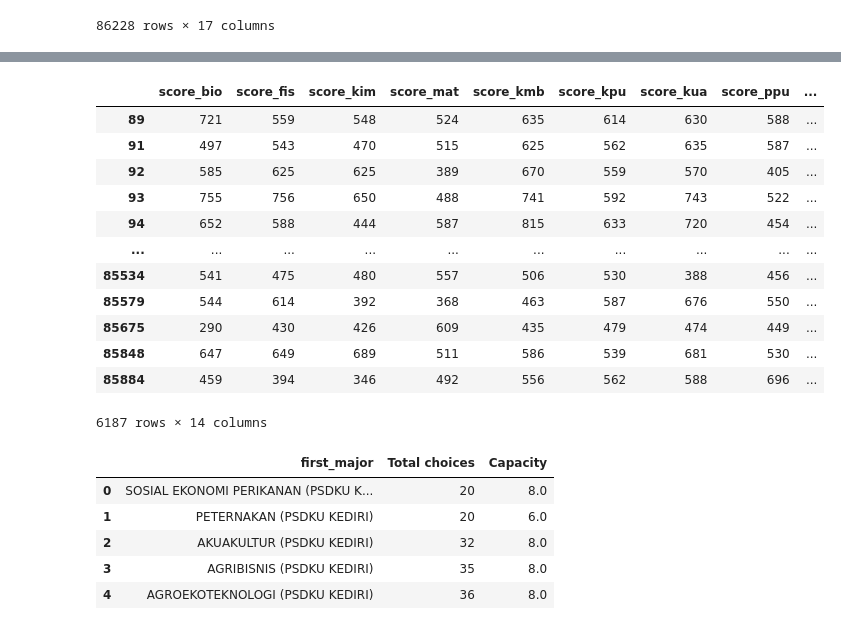
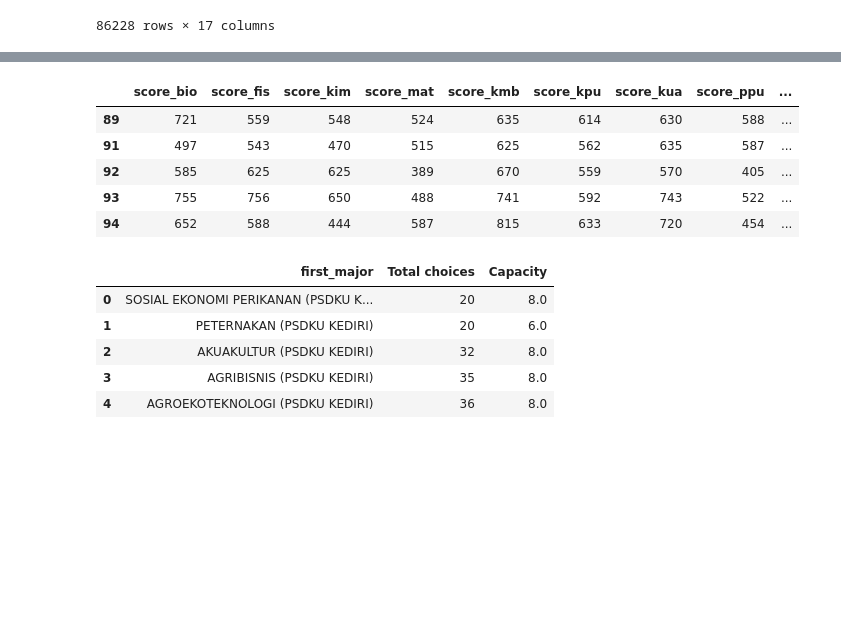
Before and after one commit to alrappie/Universitas-Brawijaya-UTBK-2019-Analyst, a Jupyter notebook: main.ipynb, the cells around one changed output, grey strips where cells are left out. Drawn from its saved outputs; the diff is of its cells as text; code cells hidden in the pictures; blank space fills up the shorter version.

Commit message:
add new photos and add top univ choices

```diff
--- a/main.ipynb
+++ b/main.ipynb
@@ -194,20 +244,13 @@ df_science
 # %%
 df_univ_braw = df_science.loc[(df_science['first_univ']=='UNIVERSITAS BRAWIJAYA')].drop(['second_univ',	'second_major'	,'second_capacity'],axis=1)
-df_univ_braw
+df_univ_braw.head()
 # %% [output]
 |  | score_bio | score_fis | score_kim | score_mat | score_kmb | score_kpu | score_kua | score_ppu | ... |
 | 89 | 721 | 559 | 548 | 524 | 635 | 614 | 630 | 588 | ... |
 | 91 | 497 | 543 | 470 | 515 | 625 | 562 | 635 | 587 | ... |
 | 92 | 585 | 625 | 625 | 389 | 670 | 559 | 570 | 405 | ... |
 | 93 | 755 | 756 | 650 | 488 | 741 | 592 | 743 | 522 | ... |
 | 94 | 652 | 588 | 444 | 587 | 815 | 633 | 720 | 454 | ... |
-| ... | ... | ... | ... | ... | ... | ... | ... | ... | ... |
-| 85534 | 541 | 475 | 480 | 557 | 506 | 530 | 388 | 456 | ... |
-| 85579 | 544 | 614 | 392 | 368 | 463 | 587 | 676 | 550 | ... |
-| 85675 | 290 | 430 | 426 | 609 | 435 | 479 | 474 | 449 | ... |
-| 85848 | 647 | 649 | 689 | 511 | 586 | 539 | 681 | 530 | ... |
-| 85884 | 459 | 394 | 346 | 492 | 556 | 562 | 588 | 696 | ... |
-6187 rows × 14 columns
 # %%
 a = df_univ_braw.groupby('first_major').agg({'first_univ':'count','first_capacity':'mean'}).sort_values('first_univ',ascending=True).reset_index().rename(columns={'first_univ':'Total choices','first_capacity':'Capacity'})
 a.head()
```
Also changed, not shown: parts of 22 cells of this notebook, 3 other files.
